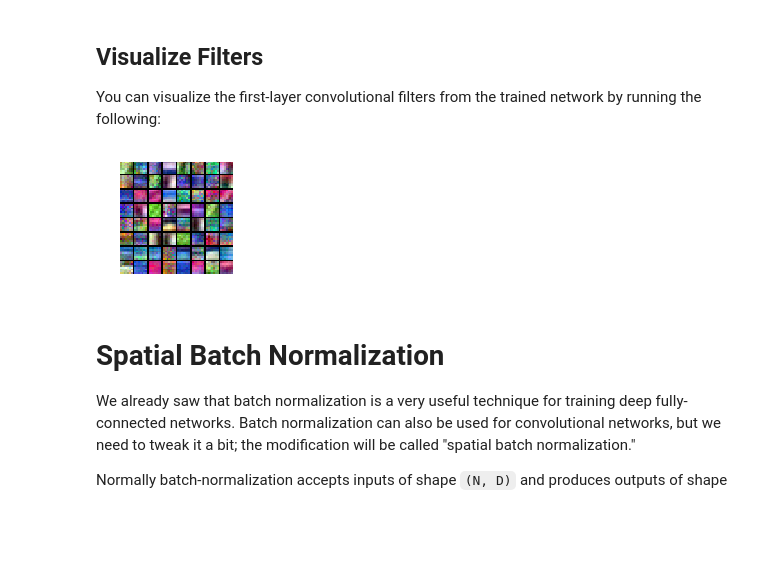
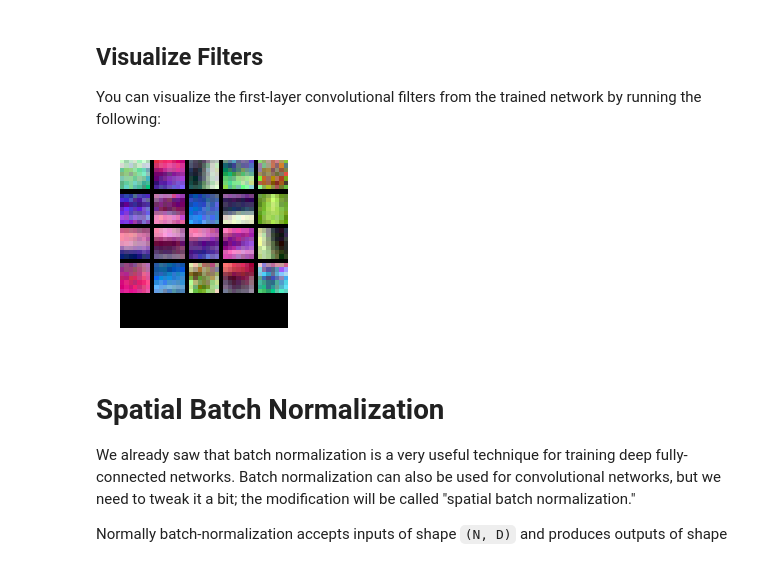
Before and after one commit to probe301/kaggle, a Jupyter notebook: CS231n_assignment2/ConvolutionalNetworks.ipynb, the cells around one changed output. Cells and saved outputs as stored; diff of their text form; code cells hidden in the pictures; blank space fills up the shorter version.

```diff
--- a/CS231n_assignment2/ConvolutionalNetworks.ipynb
+++ b/CS231n_assignment2/ConvolutionalNetworks.ipynb
@@ -541,12 +543,12 @@ plt.show()
 ## Train the net
 By training the three-layer convolutional network for one epoch, you should achieve greater than 40% accuracy on the training set:
 # %%
-model = ThreeLayerConvNet(num_filters=64, weight_scale=0.001,
+model = ThreeLayerConvNet(num_filters=32, weight_scale=0.001,
                           hidden_dim=500, reg=0.001)
 
 
 solver = Solver(model, data,
-                num_epochs=2, batch_size=50,
+                num_epochs=1, batch_size=50,
                 update_rule='adam',
                 optim_config={
                   'learning_rate': 1e-3,
@@ -573,13 +573,13 @@ You can visualize the first-layer convolutional filters from the trained network
 # %%
 from cs231n.vis_utils import visualize_grid
 
 grid = visualize_grid(model.params['W1'].transpose(0, 2, 3, 1))
 plt.imshow(grid.astype('uint8'))
 plt.axis('off')
-plt.gcf().set_size_inches(2, 2)
+plt.gcf().set_size_inches(3, 3)
 plt.show()
 # %% [output]
-[figure, old version]
+[figure, new version]
 # %% [markdown]
 # Spatial Batch Normalization
 We already saw that batch normalization is a very useful technique for training deep fully-connected networks. Batch normalization can also be used for convolutional networks, but we need to tweak it a bit; the modification will be called "spatial batch normalization."
```
Also changed, not shown: parts of 2 cells of this notebook.
